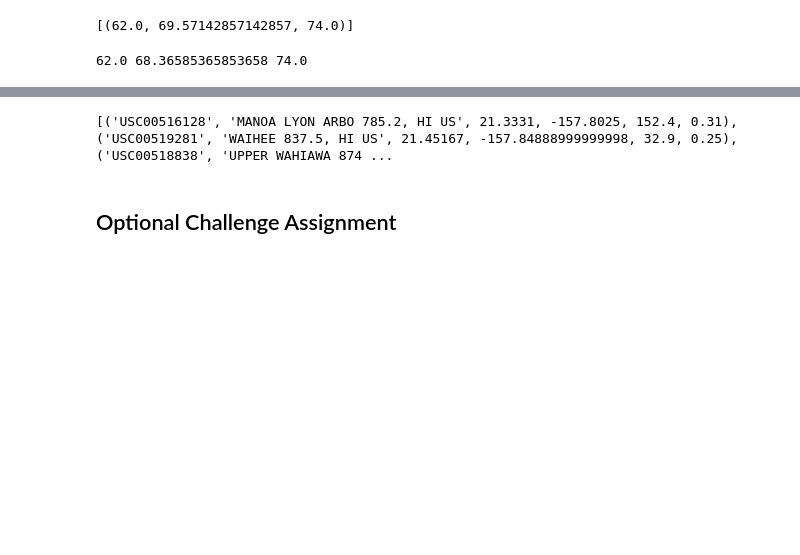
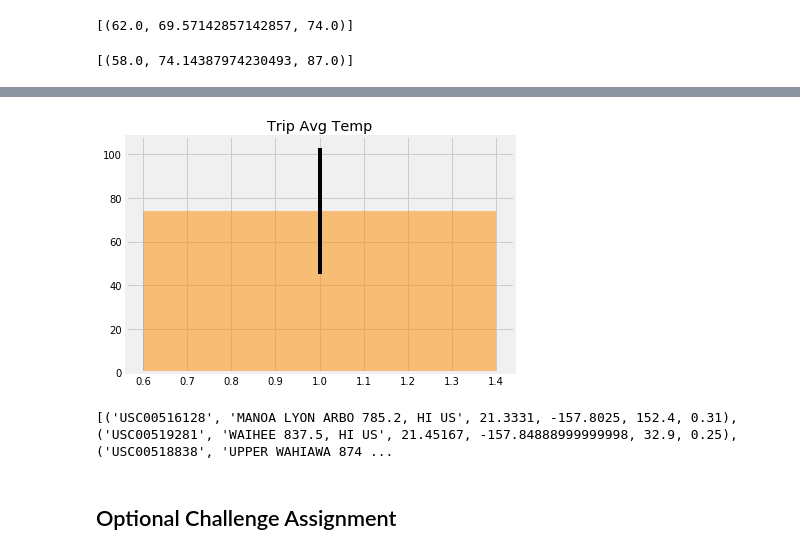
Before and after one commit to Ryanj535/surfanalysis, a Jupyter notebook: climate_analysis.ipynb, the cells around one changed output, grey strips where cells are left out. Saved outputs shown, nothing was run; the diff lists cells and outputs as text; code cells hidden in the pictures; blank space fills up the shorter version.

```diff
--- a/climate_analysis.ipynb
+++ b/climate_analysis.ipynb
@@ -122,11 +162,17 @@ print(calc_temps('2012-02-28', '2012-03-05'))
 # %%
 # Use your previous function `calc_temps` to calculate the tmin, tavg, and tmax
 # for your trip using the previous year's data for those same dates.
+trip_temps = calc_temps("2017-01-01","2018-01-01")
+print(trip_temps)
 # %% [output]
-62.0 68.36585365853658 74.0
+[(58.0, 74.14387974230493, 87.0)]
 # %%
 # Plot the results from your previous query as a bar chart.
 # Use "Trip Avg Temp" as your Title
 # Use the average temperature for the y value
 # Use the peak-to-peak (tmax-tmin) value as the y error bar (yerr)
+y_err= trip_temps[0][2]-trip_temps[0][0]
+plt.bar(1,trip_temps[0][1],yerr=y_err,color="darkorange", alpha=0.5)
+plt.title("Trip Avg Temp")
+plt.tight_layout()
 # %% [output]
@@ -135,3 +179,4 @@ print(calc_temps('2012-02-28', '2012-03-05'))
+[figure, added]
 # %%
 # Calculate the total amount of rainfall per weather station for your trip dates using the previous year's matching dates.
 # Sort this in descending order by precipitation amount and list the station, name, latitude, longitude, and elevation
```
Also changed, not shown: parts of 7 cells of this notebook.
